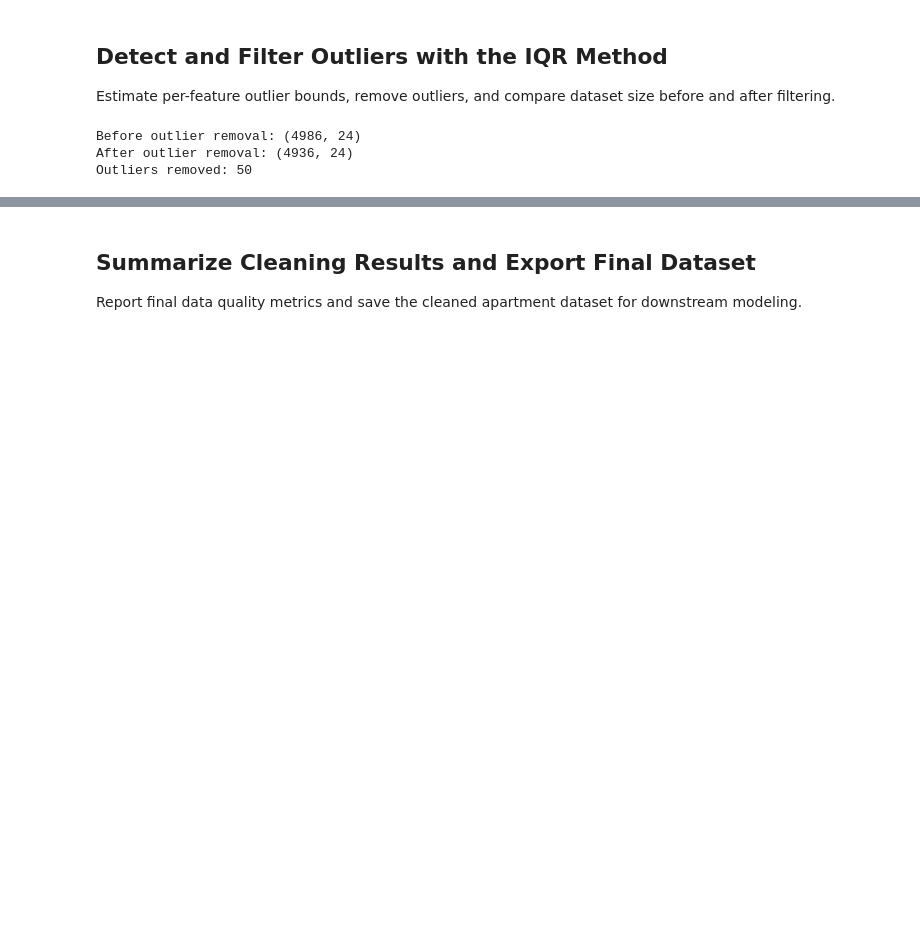
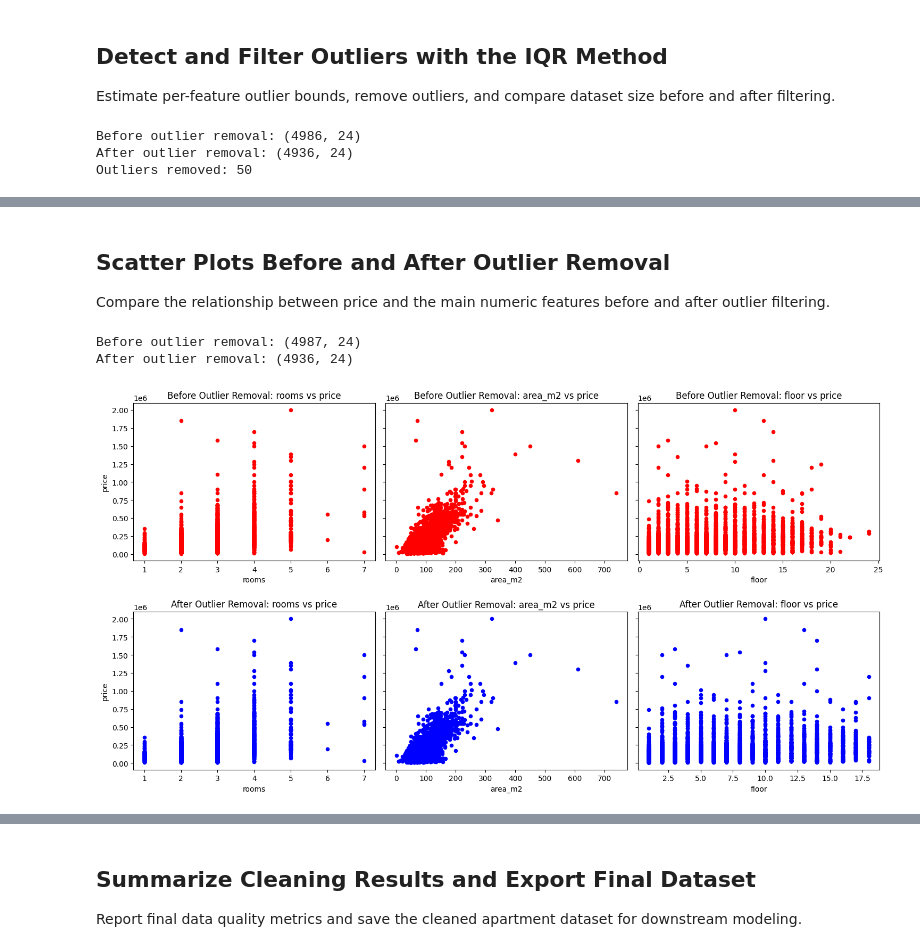
Before and after one commit to Bayrii/ai_project, a Jupyter notebook: notebooks/apartment/arenda-az-apartment-Data-Cleaning.ipynb, the cells around one changed output, grey strips where cells are left out. Drawn from its saved outputs; the diff is of its cells as text; code cells hidden in the pictures; blank space fills up the shorter version.

```diff
--- a/notebooks/apartment/arenda-az-apartment-Data-Cleaning.ipynb
+++ b/notebooks/apartment/arenda-az-apartment-Data-Cleaning.ipynb
@@ -272,0 +290,30 @@ plot_numeric_distributions(df_clean_2, key_numeric_features)
+# %% [markdown]
+## Scatter Plots Before and After Outlier Removal
+Compare the relationship between price and the main numeric features before and after outlier filtering.
+# %%
+feature_cols = [c for c in key_numeric_features if c != 'price']
+
+if not feature_cols:
+    feature_cols = [c for c in df_clean.select_dtypes(include=[np.number]).columns if c != 'price'][:5]
+
+fig, axes = plt.subplots(nrows=2, ncols=len(feature_cols), figsize=(5 * len(feature_cols), 8))
+axes = np.ravel(axes)
+
+for i, c in enumerate(feature_cols):
+    df_clean.plot.scatter(ax=axes[i], x=c, y='price', sharey=True, colorbar=False, c='r')
+    axes[i].set_title(f'Before Outlier Removal: {c} vs price')
+
+print('Before outlier removal:', df.shape)
+
+after_offset = len(feature_cols)
+for i, c in enumerate(feature_cols, start=after_offset):
+    df_clean_2.plot.scatter(ax=axes[i], x=c, y='price', sharey=True, colorbar=False, c='b')
+    axes[i].set_title(f'After Outlier Removal: {c} vs price')
+
+print('After outlier removal:', df_clean_2.shape)
+plt.tight_layout()
+plt.show()
+# %% [output]
+Before outlier removal: (4987, 24)
+After outlier removal: (4936, 24)
+[figure, added]
```
Also changed, not shown: parts of 47 cells of this notebook, 57 other files.
